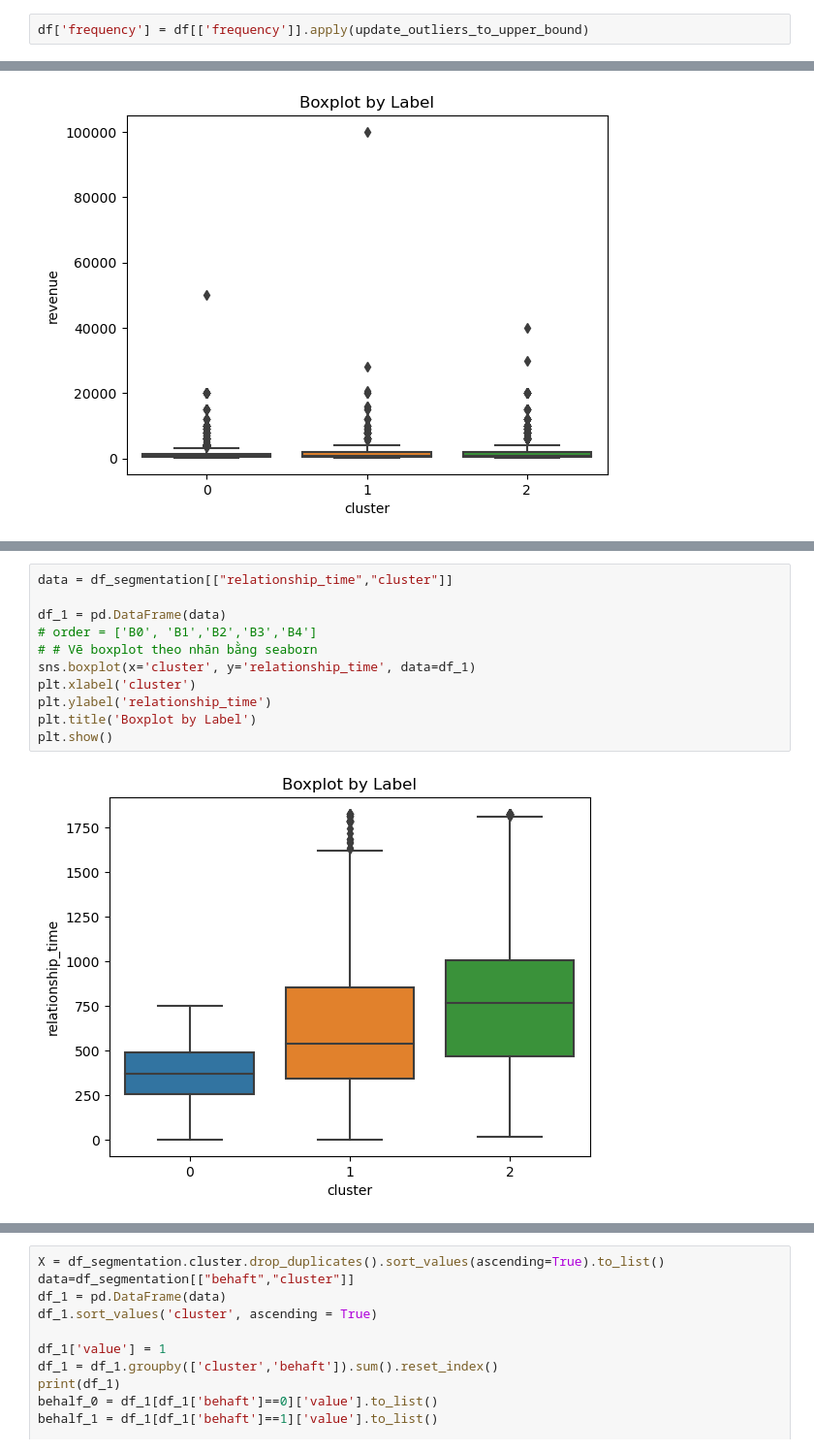
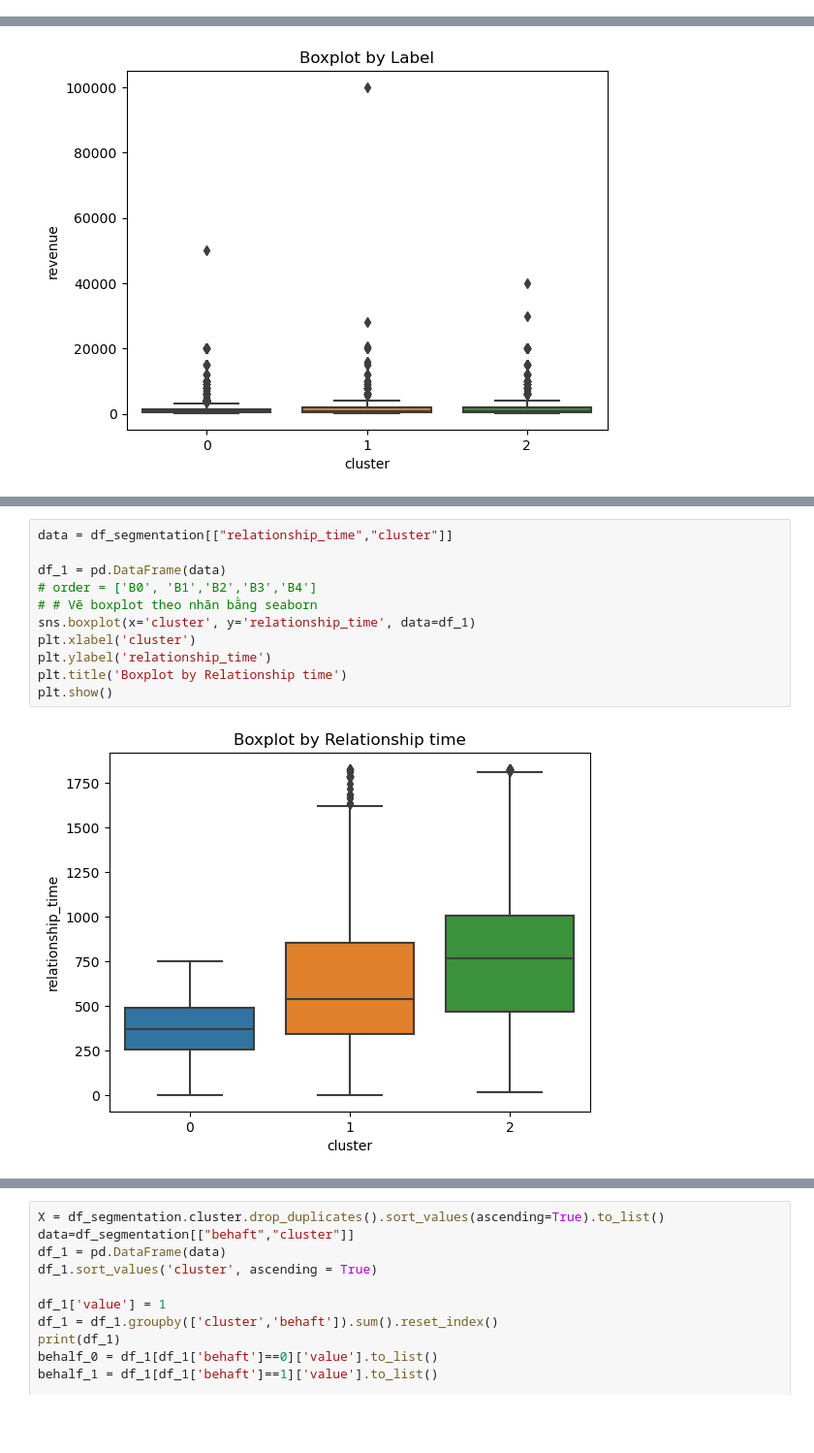
Before and after one commit to Thuvu1301/Thuvu1301, a Jupyter notebook: customer_cluster.ipynb, the cells around one changed output, grey strips where cells are left out. Shown at 97% size. Saved outputs shown, nothing was run; the diff lists cells and outputs as text; blank space fills up the shorter version.

```diff
--- a/customer_cluster.ipynb
+++ b/customer_cluster.ipynb
@@ -64,5 +156,3 @@ update_outliers_to_upper_bound(df.monetary)
 13388    10000
 13389    10000
 Name: monetary, Length: 13390, dtype: int64
-# %%
-df['frequency'] = df[['frequency']].apply(update_outliers_to_upper_bound)
@@ -238,13 +343,13 @@ plt.show()
 # %%
 data = df_segmentation[["relationship_time","cluster"]]
 
 df_1 = pd.DataFrame(data)
 # order = ['B0', 'B1','B2','B3','B4']
 # # Vẽ boxplot theo nhãn bằng seaborn
 sns.boxplot(x='cluster', y='relationship_time', data=df_1)
 plt.xlabel('cluster')
 plt.ylabel('relationship_time')
-plt.title('Boxplot by Label')
+plt.title('Boxplot by Relationship time')
 plt.show()
 # %% [output]
-[figure, old version]
+[figure, new version]
```
Also changed, not shown: parts of 37 cells of this notebook.
